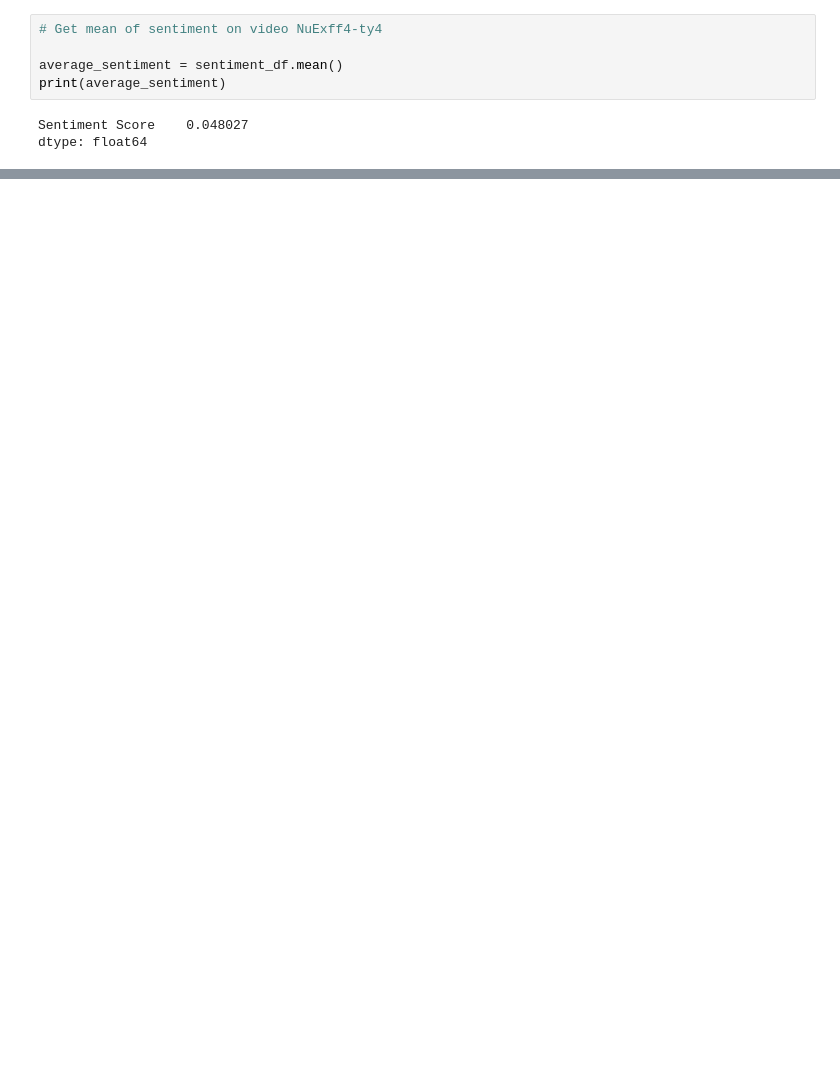
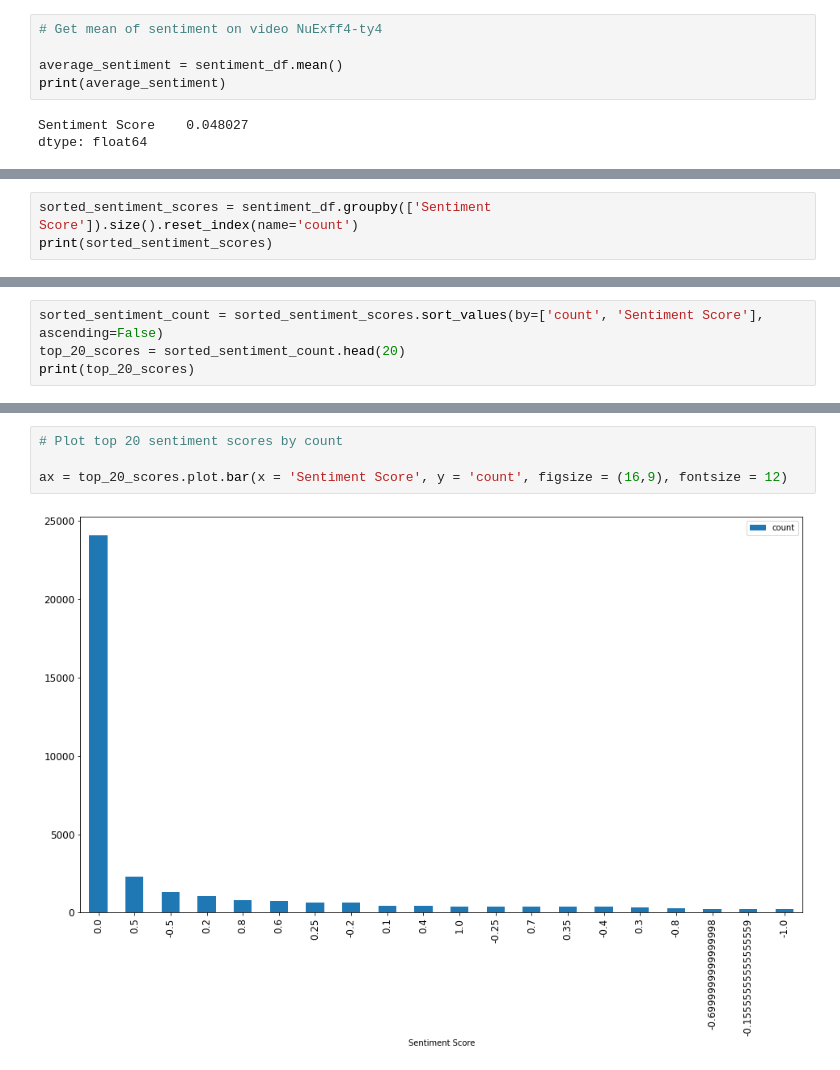
Before and after one commit to xvrgill/pokimane_analysis, a Jupyter notebook: analysis.ipynb, the cells around one changed output, grey strips where cells are left out. Cells and saved outputs as stored; diff of their text form; blank space fills up the shorter version.

```diff
--- a/analysis.ipynb
+++ b/analysis.ipynb
@@ -322,0 +317,3 @@ dtype: float64
+# %%
+sorted_sentiment_scores = sentiment_df.groupby(['Sentiment Score']).size().reset_index(name='count')
+print(sorted_sentiment_scores)
@@ -322,0 +335,4 @@ dtype: float64
+# %%
+sorted_sentiment_count = sorted_sentiment_scores.sort_values(by=['count', 'Sentiment Score'], ascending=False)
+top_20_scores = sorted_sentiment_count.head(20)
+print(top_20_scores)
@@ -322,0 +357,6 @@ dtype: float64
+# %%
+# Plot top 20 sentiment scores by count
+
+ax = top_20_scores.plot.bar(x = 'Sentiment Score', y = 'count', figsize = (16,9), fontsize = 12)
+# %% [output]
+[figure, added]
```
Also changed, not shown: parts of 14 cells of this notebook.
